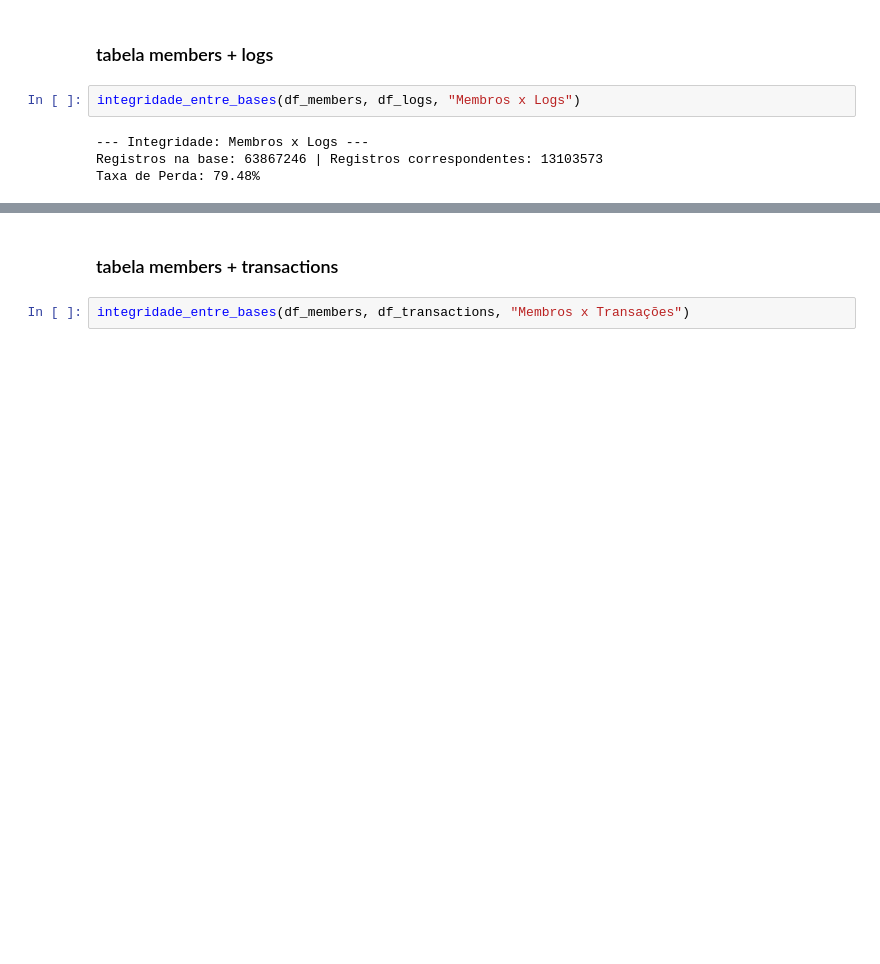
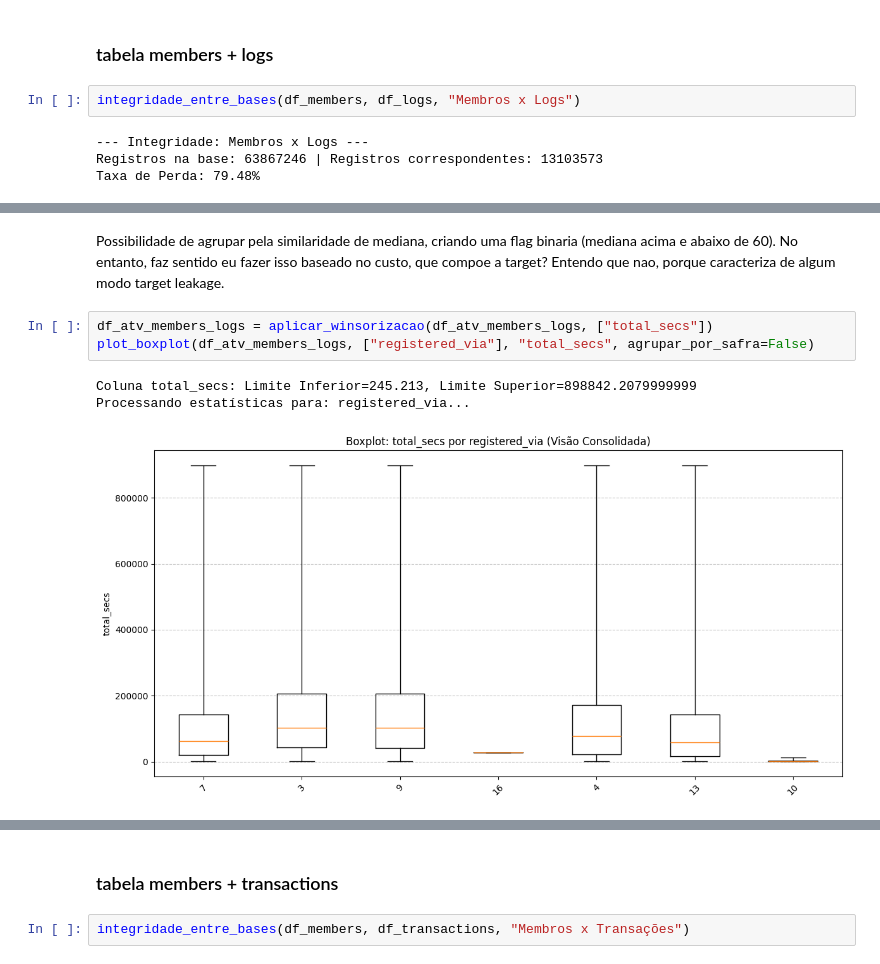
Before and after one commit to GuMauriz/datamaster, a Jupyter notebook: project.ipynb, the cells around one changed output, grey strips where cells are left out. Saved outputs shown, nothing was run; the diff lists cells and outputs as text; blank space fills up the shorter version.

```diff
--- a/project.ipynb
+++ b/project.ipynb
@@ -2536,0 +2667,9 @@ df_members_logs = df_members.join(df_logs, on=["msno", "safra"], how="full_outer
+# %% [markdown]
+Possibilidade de agrupar pela similaridade de mediana, criando uma flag binaria (mediana acima e abaixo de 60). No entanto, faz sentido eu fazer isso baseado no custo, que compoe a target? Entendo que nao, porque caracteriza de algum modo target leakage.
+# %%
+df_atv_members_logs = aplicar_winsorizacao(df_atv_members_logs, ["total_secs"])
+plot_boxplot(df_atv_members_logs, ["registered_via"], "total_secs", agrupar_por_safra=False)
+# %% [output]
+Coluna total_secs: Limite Inferior=245.213, Limite Superior=898842.2079999999
+Processando estatísticas para: registered_via...
+[figure, added]
```
Also changed, not shown: parts of 52 cells of this notebook.
